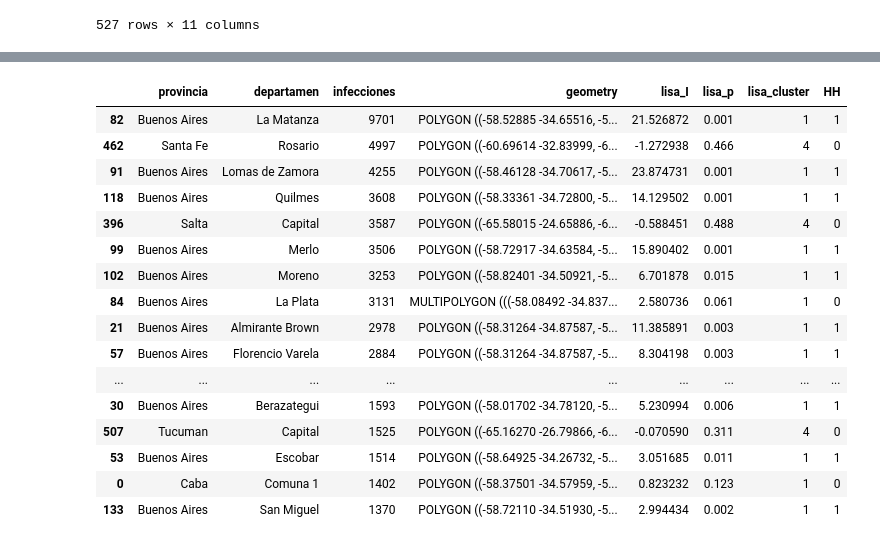
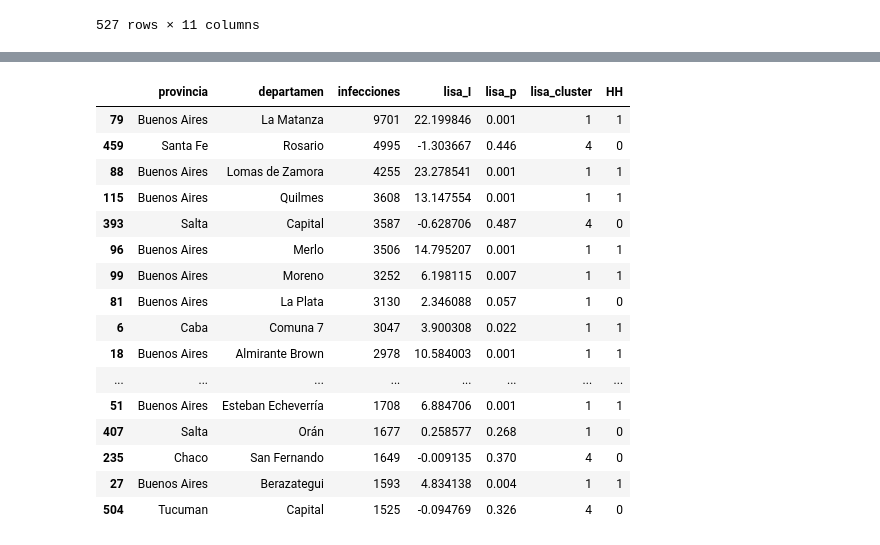
Before and after one commit to Nainho1703/Master_Tesis, a Jupyter notebook: 3.- LISA Analysis.ipynb, the cells around one changed output, grey strips where cells are left out. Drawn from its saved outputs; the diff is of its cells as text; code cells hidden in the pictures.

```diff
--- a/3.- LISA Analysis.ipynb
+++ b/3.- LISA Analysis.ipynb
@@ -11,4 +11,4 @@ warnings.filterwarnings("ignore")
 
 from scipy.stats import pearsonr, chi2_contingency
 
-df_base_added=pd.read_csv("Bases//Base_Limpia_Added.csv")
+df_f=pd.read_csv("Bases//Base_Limpia_Added.csv")
@@ -169,0 +74,24 @@ cases_dept_area=cases_dept_area[~cases_dept_area["provincia"].isnull()]
+# %%
+# Create a pivot table to count infections by province and department
+df_aux = pd.pivot_table(df_deptos, index=["provincia", "departamento"], values="AUX", aggfunc="sum")
+df_aux2 = pd.DataFrame(df_aux.to_records())
+df_aux2.columns = ["provincia", "departamen", "Infecciones"]
+
+# Load the shapefile using geopandas
+ruta_archivo_shp = 'Bases\\Vecindad\\Codgeo_Pais_x_dpto_con_datos\\pxdptodatosok.shp'
+dataframe_shp = gpd.read_file(ruta_archivo_shp)
+
+# Clean province names
+dataframe_shp["provincia"] = dataframe_shp["provincia"].apply(utils.quitar_acentos_limpiar).str.replace("Ciudad Autonoma de Buenos Aires", "Caba")
+
+# Create a pivot table to count cases by link
+cases_dept = pd.DataFrame(pd.pivot_table(df_f, index=["link"], values="id", aggfunc="count").to_records())
+
+# Convert 'link' to string for both dataframes
+dataframe_shp["link"] = dataframe_shp["link"].astype(int).astype(str)
+cases_dept["link"] = cases_dept["link"].astype(str)
+
+# Merge shapefile data with case counts
+cases_dept_area = pd.merge(dataframe_shp, cases_dept, on=["link"], how="right")
+cases_dept_area = cases_dept_area.rename(columns={"id": "infecciones"})
+cases_dept_area = cases_dept_area[~cases_dept_area["provincia"].isnull()]
@@ -297,0 +216,6 @@ Departamento con la mayor cantidad de infecciones:
+# %%
+# Sort cases by the number of infections in descending order
+cases_dept_area2 = cases_dept_area.sort_values(by=["infecciones"], ascending=False)
+
+# Perform spatial autocorrelation analysis on the sorted data
+df_lisa = autocorrelacion_plot(cases_dept_area2[["provincia", "departamen", "infecciones", "geometry"]])
@@ -298,20 +265,20 @@ Departamento con la mayor cantidad de infecciones:
 # %%
-df_lisa.sort_values(by="infecciones",ascending=False)[:30]
+df_lisa.sort_values(by="infecciones",ascending=False)[:30][["provincia","departamen","infecciones","lisa_I","lisa_p","lisa_cluster","HH"]]
 # %% [output]
-|  | provincia | departamen | infecciones | geometry | lisa_I | lisa_p | lisa_cluster | HH |
-| 82 | Buenos Aires | La Matanza | 9701 | POLYGON ((-58.52885 -34.65516, -5... | 21.526872 | 0.001 | 1 | 1 |
-| 462 | Santa Fe | Rosario | 4997 | POLYGON ((-60.69614 -32.83999, -6... | -1.272938 | 0.466 | 4 | 0 |
-| 91 | Buenos Aires | Lomas de Zamora | 4255 | POLYGON ((-58.46128 -34.70617, -5... | 23.874731 | 0.001 | 1 | 1 |
-| 118 | Buenos Aires | Quilmes | 3608 | POLYGON ((-58.33361 -34.72800, -5... | 14.129502 | 0.001 | 1 | 1 |
-| 396 | Salta | Capital | 3587 | POLYGON ((-65.58015 -24.65886, -6... | -0.588451 | 0.488 | 4 | 0 |
-| 99 | Buenos Aires | Merlo | 3506 | POLYGON ((-58.72917 -34.63584, -5... | 15.890402 | 0.001 | 1 | 1 |
-| 102 | Buenos Aires | Moreno | 3253 | POLYGON ((-58.82401 -34.50921, -5... | 6.701878 | 0.015 | 1 | 1 |
-| 84 | Buenos Aires | La Plata | 3131 | MULTIPOLYGON (((-58.08492 -34.837... | 2.580736 | 0.061 | 1 | 0 |
-| 21 | Buenos Aires | Almirante Brown | 2978 | POLYGON ((-58.31264 -34.87587, -5... | 11.385891 | 0.003 | 1 | 1 |
-| 57 | Buenos Aires | Florencio Varela | 2884 | POLYGON ((-58.31264 -34.87587, -5... | 8.304198 | 0.003 | 1 | 1 |
-| ... | ... | ... | ... | ... | ... | ... | ... | ... |
-| 30 | Buenos Aires | Berazategui | 1593 | POLYGON ((-58.01702 -34.78120, -5... | 5.230994 | 0.006 | 1 | 1 |
-| 507 | Tucuman | Capital | 1525 | POLYGON ((-65.16270 -26.79866, -6... | -0.070590 | 0.311 | 4 | 0 |
-| 53 | Buenos Aires | Escobar | 1514 | POLYGON ((-58.64925 -34.26732, -5... | 3.051685 | 0.011 | 1 | 1 |
-| 0 | Caba | Comuna 1 | 1402 | POLYGON ((-58.37501 -34.57959, -5... | 0.823232 | 0.123 | 1 | 0 |
-| 133 | Buenos Aires | San Miguel | 1370 | POLYGON ((-58.72110 -34.51930, -5... | 2.994434 | 0.002 | 1 | 1 |
+|  | provincia | departamen | infecciones | lisa_I | lisa_p | lisa_cluster | HH |
+| 79 | Buenos Aires | La Matanza | 9701 | 22.199846 | 0.001 | 1 | 1 |
+| 459 | Santa Fe | Rosario | 4995 | -1.303667 | 0.446 | 4 | 0 |
+| 88 | Buenos Aires | Lomas de Zamora | 4255 | 23.278541 | 0.001 | 1 | 1 |
+| 115 | Buenos Aires | Quilmes | 3608 | 13.147554 | 0.001 | 1 | 1 |
+| 393 | Salta | Capital | 3587 | -0.628706 | 0.487 | 4 | 0 |
+| 96 | Buenos Aires | Merlo | 3506 | 14.795207 | 0.001 | 1 | 1 |
+| 99 | Buenos Aires | Moreno | 3252 | 6.198115 | 0.007 | 1 | 1 |
+| 81 | Buenos Aires | La Plata | 3130 | 2.346088 | 0.057 | 1 | 0 |
+| 6 | Caba | Comuna 7 | 3047 | 3.900308 | 0.022 | 1 | 1 |
+| 18 | Buenos Aires | Almirante Brown | 2978 | 10.584003 | 0.001 | 1 | 1 |
+| ... | ... | ... | ... | ... | ... | ... | ... |
+| 51 | Buenos Aires | Esteban Echeverría | 1708 | 6.884706 | 0.001 | 1 | 1 |
+| 407 | Salta | Orán | 1677 | 0.258577 | 0.268 | 1 | 0 |
+| 235 | Chaco | San Fernando | 1649 | -0.009135 | 0.370 | 4 | 0 |
+| 27 | Buenos Aires | Berazategui | 1593 | 4.834138 | 0.004 | 1 | 1 |
+| 504 | Tucuman | Capital | 1525 | -0.094769 | 0.326 | 4 | 0 |
```
Also changed, not shown: parts of 19 cells of this notebook, 3 other files.
